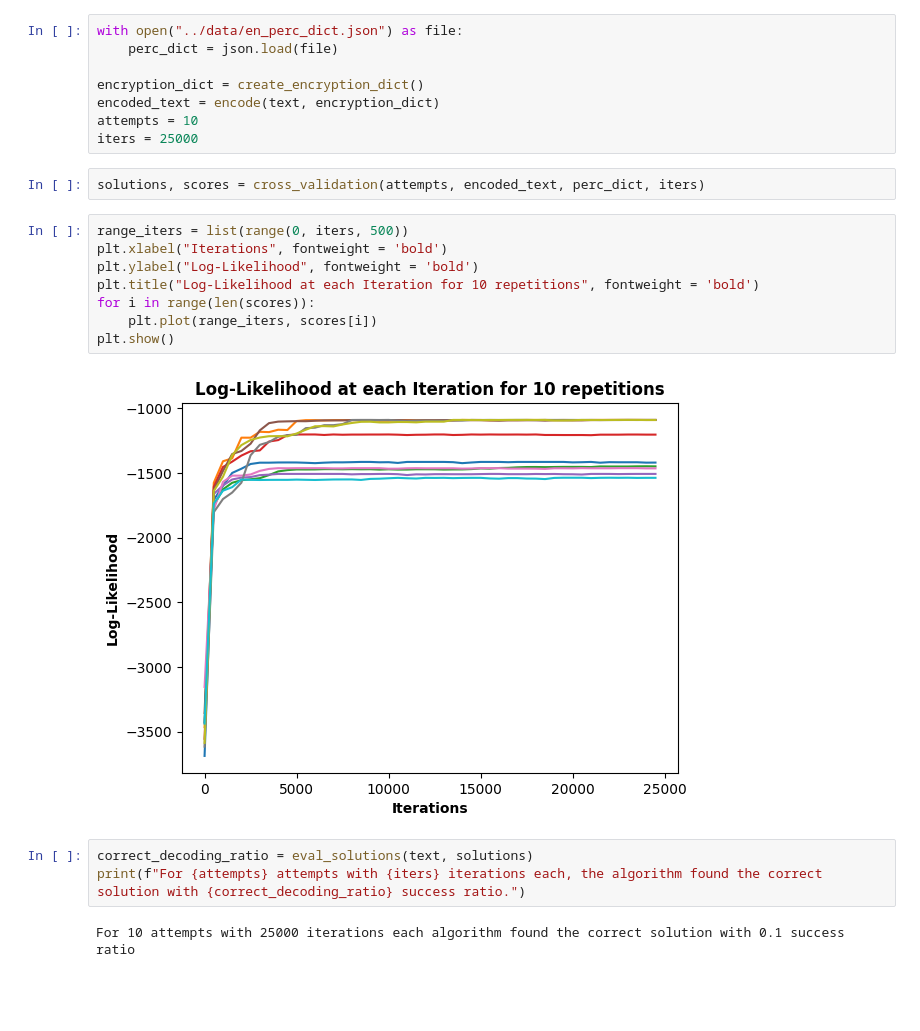
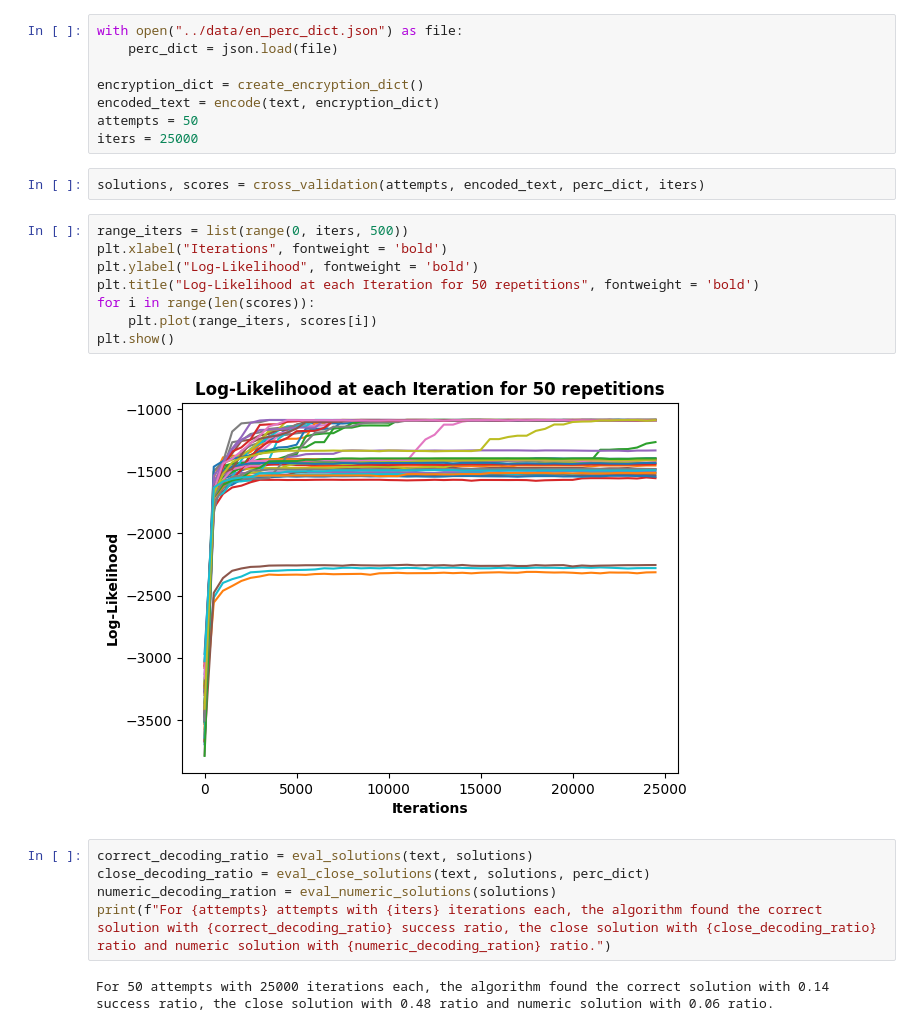
Before and after one commit to vecel/mcmc-decipher, a Jupyter notebook: notebooks/example.ipynb, the cells around one changed output. Drawn from its saved outputs; the diff is of its cells as text; blank space fills up the shorter version.

```diff
--- a/notebooks/example.ipynb
+++ b/notebooks/example.ipynb
@@ -15,22 +21,24 @@ with open("../data/en_perc_dict.json") as file:
 
 encryption_dict = create_encryption_dict()
 encoded_text = encode(text, encryption_dict)
-attempts = 10
+attempts = 50
 iters = 25000
 # %%
 solutions, scores = cross_validation(attempts, encoded_text, perc_dict, iters)
 # %%
 range_iters = list(range(0, iters, 500))
 plt.xlabel("Iterations", fontweight = 'bold')
 plt.ylabel("Log-Likelihood", fontweight = 'bold')
-plt.title("Log-Likelihood at each Iteration for 10 repetitions", fontweight = 'bold')
+plt.title("Log-Likelihood at each Iteration for 50 repetitions", fontweight = 'bold')
 for i in range(len(scores)):
     plt.plot(range_iters, scores[i])
 plt.show()
 # %% [output]
-[figure, old version]
+[figure, new version]
 # %%
 correct_decoding_ratio = eval_solutions(text, solutions)
-print(f"For {attempts} attempts with {iters} iterations each, the algorithm found the correct solution with {correct_decoding_ratio} success ratio.")
+close_decoding_ratio = eval_close_solutions(text, solutions, perc_dict)
+numeric_decoding_ration = eval_numeric_solutions(solutions)
+print(f"For {attempts} attempts with {iters} iterations each, the algorithm found the correct solution with {correct_decoding_ratio} success ratio, the close solution with {close_decoding_ratio} ratio and numeric solution with {numeric_decoding_ration} ratio.")
 # %% [output]
-For 10 attempts with 25000 iterations each algorithm found the correct solution with 0.1 success ratio
+For 50 attempts with 25000 iterations each, the algorithm found the correct solution with 0.14 success ratio, the close solution with 0.48 ratio and numeric solution with 0.06 ratio.
```
Also changed, not shown: parts of 4 cells of this notebook, 4 other files.
